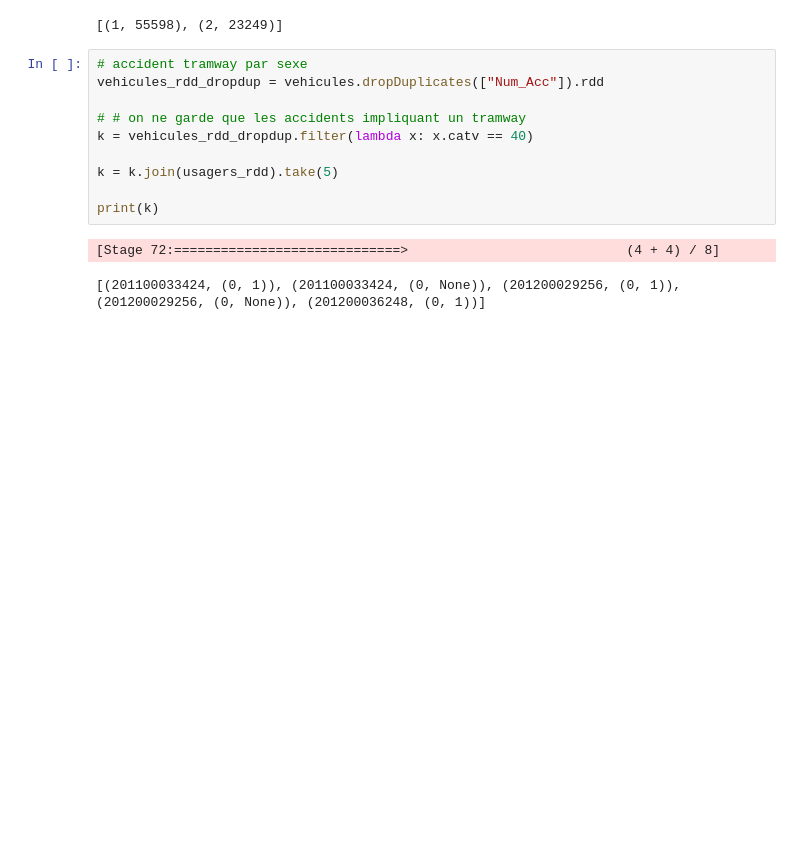
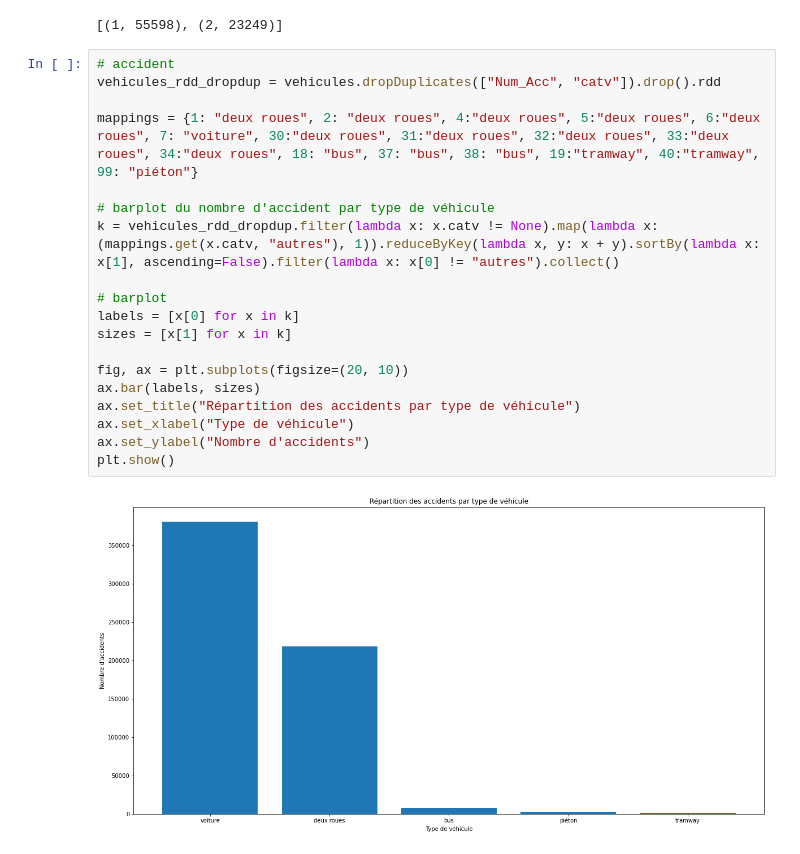
Before and after one commit to itasli/accidents-circulation-routiere, a Jupyter notebook: main_rdd.ipynb, the cells around one changed output. Saved outputs shown, nothing was run; the diff lists cells and outputs as text; blank space fills up the shorter version.

```diff
--- a/main_rdd.ipynb
+++ b/main_rdd.ipynb
@@ -434,16 +366,24 @@ print(k)
 # %% [output]
 [Stage 68:==============>                                           (1 + 3) / 4]
 [(1, 55598), (2, 23249)]
-# %%
-# accident tramway par sexe
-vehicules_rdd_dropdup = vehicules.dropDuplicates(["Num_Acc"]).rdd
-
-# # on ne garde que les accidents impliquant un tramway
-k = vehicules_rdd_dropdup.filter(lambda x: x.catv == 40)
-
-k = k.join(usagers_rdd).take(5)
-
-print(k)
-# %% [output]
-[Stage 72:=============================>                            (4 + 4) / 8]
-[(201100033424, (0, 1)), (201100033424, (0, None)), (201200029256, (0, 1)), (201200029256, (0, None)), (201200036248, (0, 1))]
+# %%
+# accident
+vehicules_rdd_dropdup = vehicules.dropDuplicates(["Num_Acc", "catv"]).drop().rdd
+
+mappings = {1: "deux roues", 2: "deux roues", 4:"deux roues", 5:"deux roues", 6:"deux roues", 7: "voiture", 30:"deux roues", 31:"deux roues", 32:"deux roues", 33:"deux roues", 34:"deux roues", 18: "bus", 37: "bus", 38: "bus", 19:"tramway", 40:"tramway", 99: "piéton"}
+
+# barplot du nombre d'accident par type de véhicule
+k = vehicules_rdd_dropdup.filter(lambda x: x.catv != None).map(lambda x: (mappings.get(x.catv, "autres"), 1)).reduceByKey(lambda x, y: x + y).sortBy(lambda x: x[1], ascending=False).filter(lambda x: x[0] != "autres").collect()
+
+# barplot
+labels = [x[0] for x in k]
+sizes = [x[1] for x in k]
+
+fig, ax = plt.subplots(figsize=(20, 10))
+ax.bar(labels, sizes)
+ax.set_title("Répartition des accidents par type de véhicule")
+ax.set_xlabel("Type de véhicule")
+ax.set_ylabel("Nombre d'accidents")
+plt.show()
+# %% [output]
+[figure, added]
```
Also changed, not shown: parts of 11 cells of this notebook.
